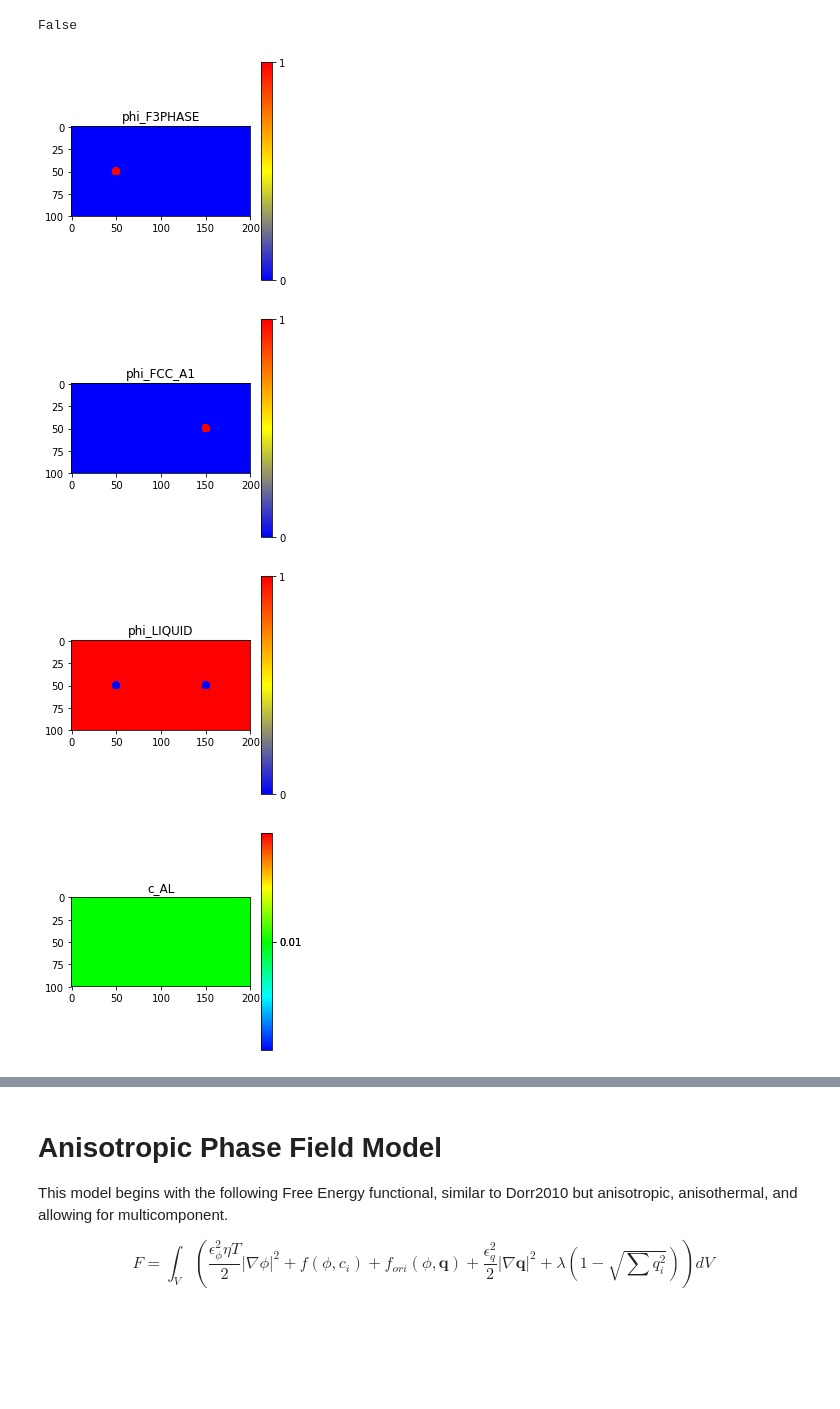
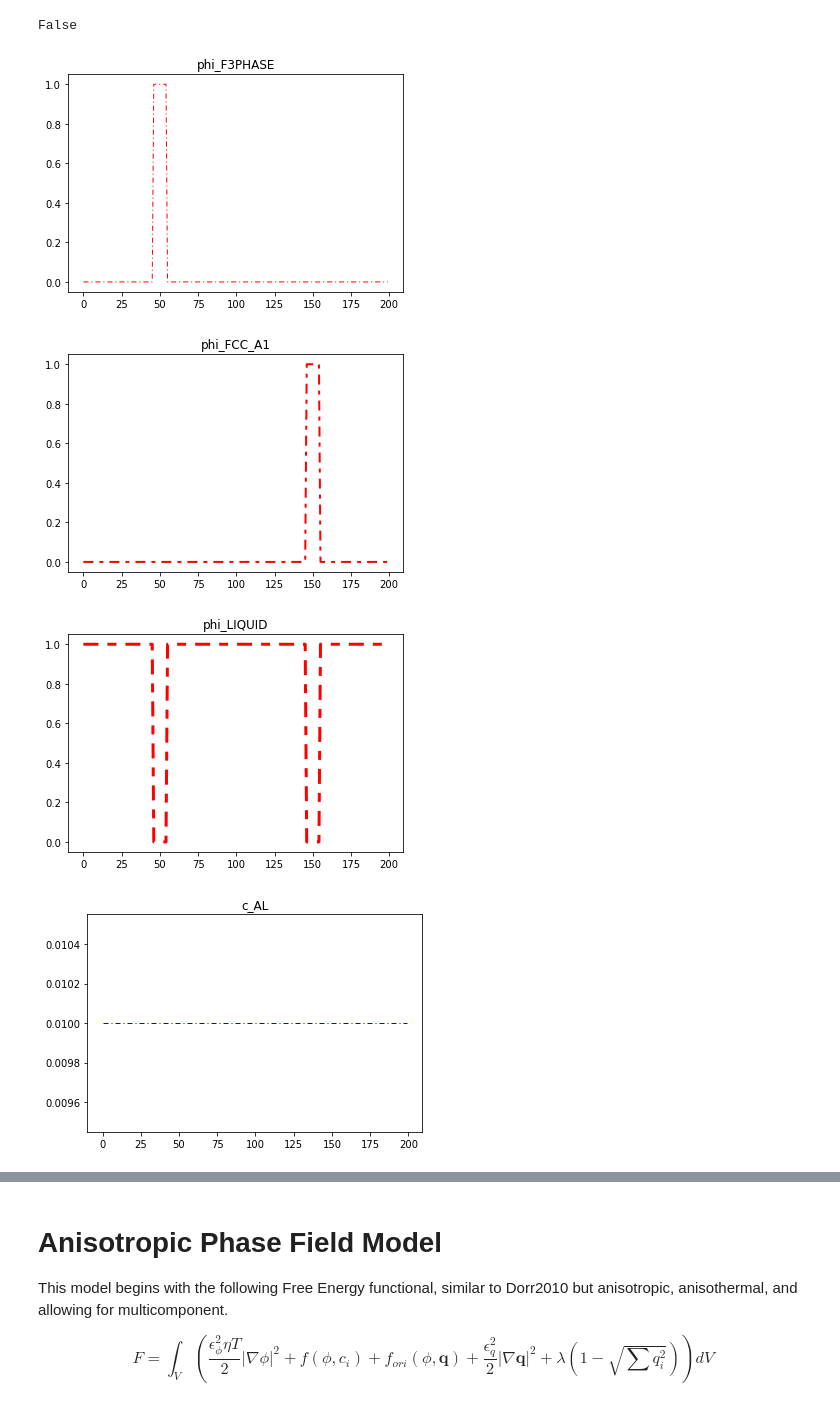
Before and after one commit to AdditiveModeling/SolidificationMicrostructure, a Jupyter notebook: phasefield/phasefield.ipynb, the cells around one changed output, grey strips where cells are left out. Saved outputs shown, nothing was run; the diff lists cells and outputs as text; code cells hidden in the pictures; blank space fills up the shorter version.

Commit message:
1.2.1: Added 1D plots for 1D simulations

```diff
--- a/phasefield/phasefield.ipynb
+++ b/phasefield/phasefield.ipynb
@@ -26,7 +26,7 @@ importlib.reload(init)
 # %%
 #initialize the simulation, includes where to save files, the initial step number of zero, and how many steps to simulate per run
 
-data_path = '3c3p'
+data_path = '3c3p_1d_2'
 tdb_path_2c = 'Ni-Cu_Ideal.tdb'
 tdb_path_3c = 'Ni-Cu-Al_Ideal.tdb'
 tdb_path_3c3p = 'Ni-Cu-Al_3p.tdb'
@@ -41,7 +41,7 @@ nbc = [False, False]
 #init.initializeSeed(data_path, tdb_path_5c, 200, 200, nbc[0], nbc[1], c0=[0.01, 0.01, 0.40831, 0.56169]) #params: x-size, y-size, Neumann Boundary Conditions (X, Y), path to save files
 #init.initialize1D(data_path, tdb_path_2c, 80, 20, True, 2, 0.40831, 0.40831)
 #init.initialize1D(data_path, tdb_path_3c, 80, 20, True, 3, [0.59169, 0.40831], [0.59169, 0.40831])
-init.initializeSeed3p(data_path, tdb_path_3c3p, 200, 100, nbc[0], nbc[1], c0=[0.01, 0.40831]) #params: x-size, y-size, Neumann Boundary Conditions (X, Y), path to save files
+init.initializeSeed3p(data_path, tdb_path_3c3p, 200, 1, nbc[0], nbc[1], c0=[0.01, 0.40831]) #params: x-size, y-size, Neumann Boundary Conditions (X, Y), path to save files
 # %% [output]
 A simulation has already been created at this path - aborting initialization!
 Please choose a different path, or delete the previous simulation
@@ -49,12 +49,12 @@ False
 # %%
 """
 this shows the initial conditions for the simulation
 prints phi, q4, and all c fields
 """
 step, phi, c, q1, q4 = utils.loadArrays_ncnp(data_path, step)
-utils.plotImages_ncnp(phi, c, q4, nbc, data_path, step)
+utils.plot2d(phi, c, q4, nbc, data_path, step)
 # %% [output]
-[figure, old version]
+[figure, new version]
-[figure, old version]
+[figure, new version]
-[figure, old version]
+[figure, new version]
-[figure, old version]
+[figure, new version]
```
Also changed, not shown: parts of 3 cells of this notebook, 10 other files.
